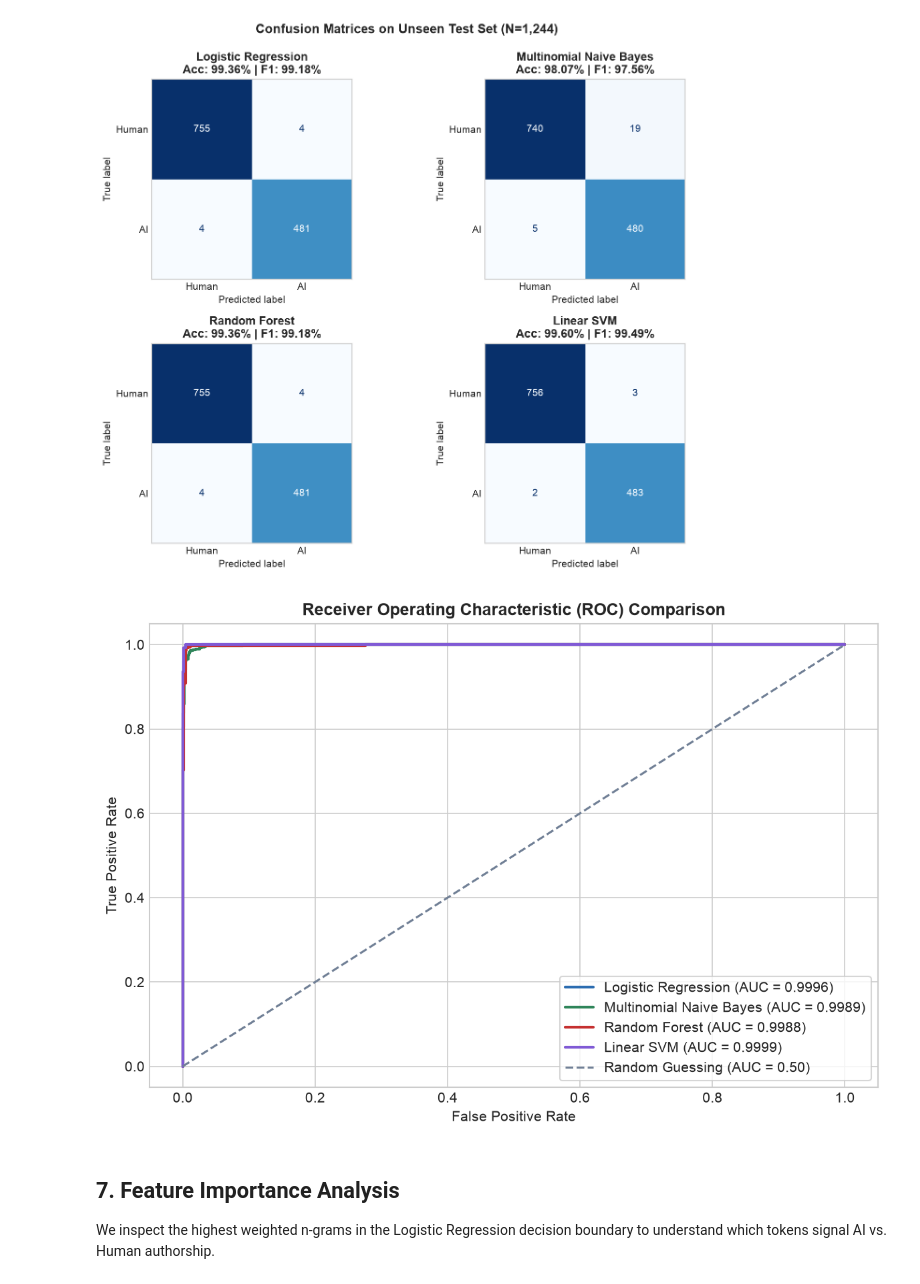
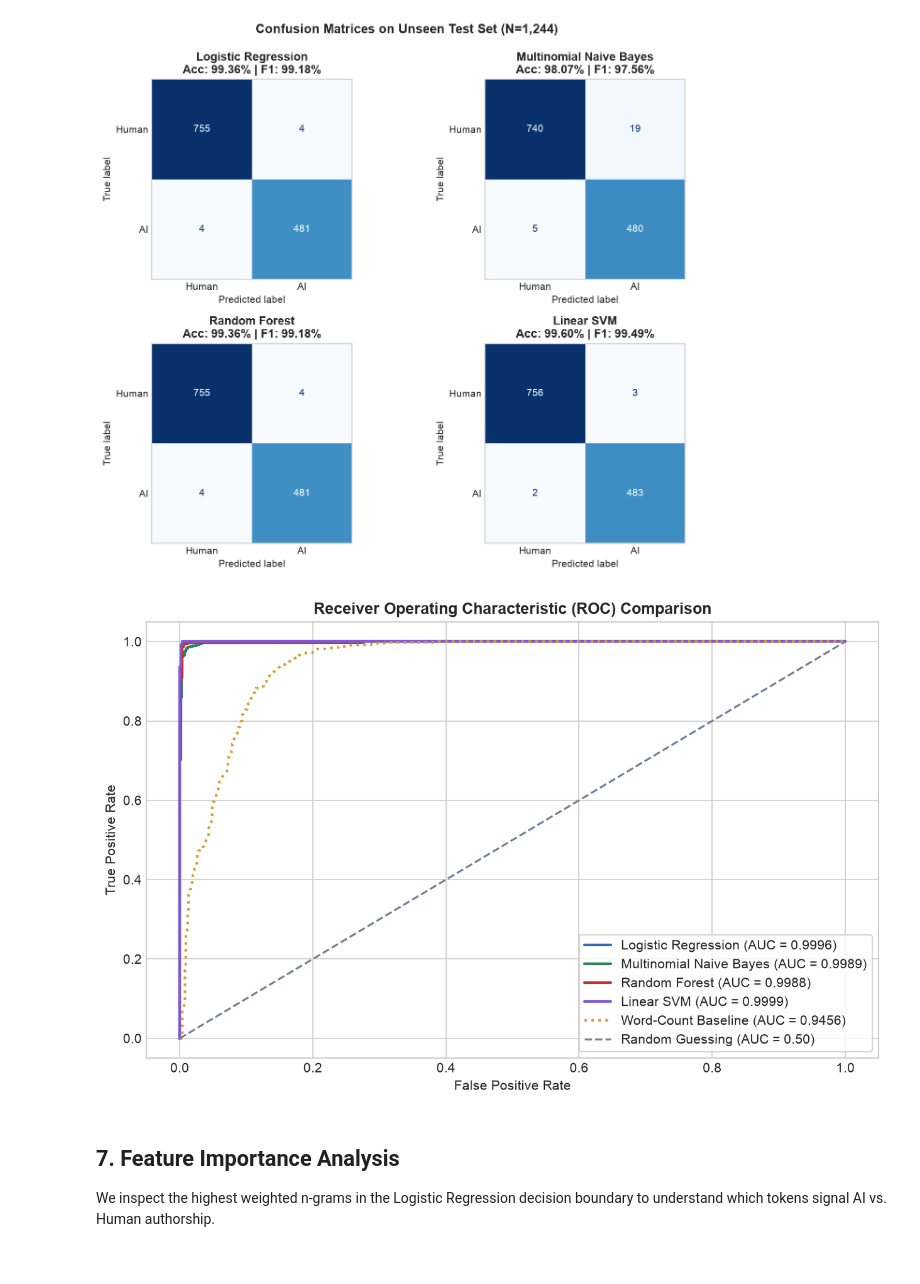
Before and after one commit to najaf299/LLM-Analysis-and-Prediction, a Jupyter notebook: notebooks/llm_analysis_and_prediction.ipynb, the cells around one changed output. Drawn from its saved outputs; the diff is of its cells as text; code cells hidden in the pictures.

Commit message:
Address review feedback: fix Fig. 6 text, baseline metrics, citations, notebook legend, and handbook paths

```diff
--- a/notebooks/llm_analysis_and_prediction.ipynb
+++ b/notebooks/llm_analysis_and_prediction.ipynb
@@ -256,0 +261,35 @@ Training Linear SVM...
+# %%
+# Univariate Length Baseline Model
+from sklearn.preprocessing import StandardScaler
+scaler = StandardScaler()
+X_train_wc = scaler.fit_transform(pd.DataFrame({'word_count': df.loc[X_train_raw.index, 'word_count']}))
+X_test_wc = scaler.transform(pd.DataFrame({'word_count': df.loc[X_test_raw.index, 'word_count']}))
+
+lr_wc_baseline = LogisticRegression(random_state=42)
+cv_wc_scores = cross_val_score(lr_wc_baseline, X_train_wc, y_train, cv=skf, scoring='accuracy', n_jobs=-1)
+lr_wc_baseline.fit(X_train_wc, y_train)
+
+y_pred_wc = lr_wc_baseline.predict(X_test_wc)
+y_prob_wc = lr_wc_baseline.predict_proba(X_test_wc)[:, 1]
+
+wc_results = {
+    'model': lr_wc_baseline,
+    'cv_scores': cv_wc_scores,
+    'cv_mean': float(cv_wc_scores.mean()),
+    'cv_std': float(cv_wc_scores.std()),
+    'accuracy': float(accuracy_score(y_test, y_pred_wc)),
+    'precision': float(precision_score(y_test, y_pred_wc)),
+    'recall': float(recall_score(y_test, y_pred_wc)),
+    'f1': float(f1_score(y_test, y_pred_wc)),
+    'roc_auc': float(roc_auc_score(y_test, y_prob_wc)),
+    'y_pred': y_pred_wc,
+    'y_prob': y_prob_wc
+}
+
+print('=== Word-Count-Only Baseline Evaluation ===')
+print(f"5-Fold CV Accuracy: {wc_results['cv_mean']*100:.2f}% +/- {wc_results['cv_std']*100:.2f}%")
+print(f"Test Accuracy:      {wc_results['accuracy']*100:.2f}%")
+print(f"Precision:          {wc_results['precision']*100:.2f}%")
+print(f"Recall:             {wc_results['recall']*100:.2f}%")
+print(f"F1-Score:           {wc_results['f1']*100:.2f}%")
+print(f"ROC-AUC:            {wc_results['roc_auc']:.4f}")
@@ -298,23 +349,27 @@ plt.show()
 # %% [output]
 [figure]
 # %%
-# ROC Curves
-fig, ax = plt.subplots(figsize=(8, 5.5))
+# ROC Curves with Core Models and Baseline
+fig, ax = plt.subplots(figsize=(8.5, 5.5))
 colors = ['#2b6cb0', '#2f855a', '#c53030', '#805ad5']
 
 for idx, (name, res) in enumerate(cv_results.items()):
     fpr, tpr, _ = roc_curve(y_test, res['y_prob'])
     ax.plot(fpr, tpr, label=f"{name} (AUC = {res['roc_auc']:.4f})", color=colors[idx], linewidth=2.0)
+
+# Add word-count baseline
+fpr_wc, tpr_wc, _ = roc_curve(y_test, wc_results['y_prob'])
+ax.plot(fpr_wc, tpr_wc, label=f"Word-Count Baseline (AUC = {wc_results['roc_auc']:.4f})", color='#d69e2e', linestyle=':', linewidth=2.0)
 
 ax.plot([0, 1], [0, 1], linestyle='--', color='#718096', label='Random Guessing (AUC = 0.50)')
 ax.set_title('Receiver Operating Characteristic (ROC) Comparison', fontsize=12, fontweight='bold')
 ax.set_xlabel('False Positive Rate')
 ax.set_ylabel('True Positive Rate')
 ax.legend(loc='lower right', frameon=True)
 plt.tight_layout()
 plt.show()
 # %% [output]
-[figure, old version]
+[figure, new version]
 # %% [markdown]
 ## 7. Feature Importance Analysis
 We inspect the highest weighted n-grams in the Logistic Regression decision boundary to understand which tokens signal AI vs. Human authorship.
```
Also changed, not shown: parts of 6 cells of this notebook, 14 other files.
